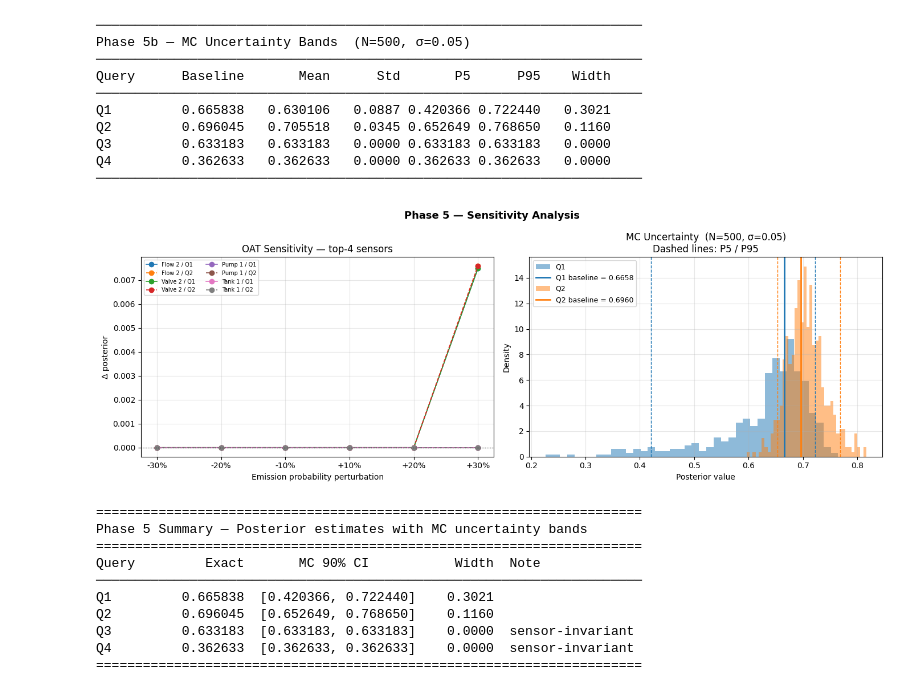
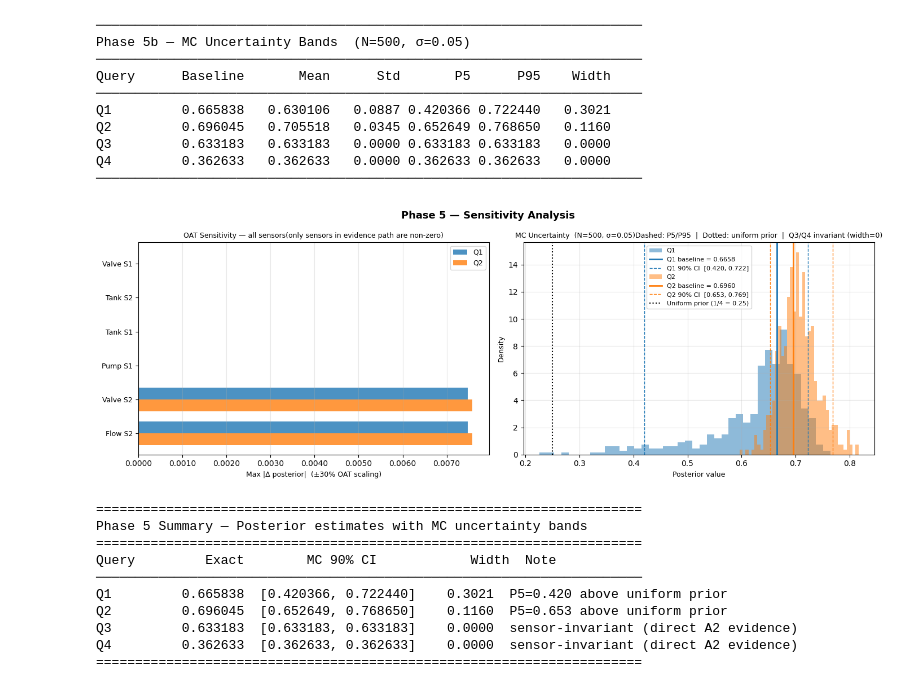
Before and after one commit to davidalabintei/quantum-bayesian-networks-pipeline, a Jupyter notebook: cyber_inference_experiments.ipynb, the cells around one changed output. Saved outputs shown, nothing was run; the diff lists cells and outputs as text; code cells hidden in the pictures.

```diff
--- a/cyber_inference_experiments.ipynb
+++ b/cyber_inference_experiments.ipynb
@@ -1758,8 +1758,7 @@ def fmt_sensor(s):
 ax.set_yticks(y)
 ax.set_yticklabels([fmt_sensor(s) for s in sensors_ordered], fontsize=9)
 ax.set_xlabel("Max |Δ posterior|  (±30% OAT scaling)", fontsize=9)
-ax.set_title("OAT Sensitivity — all sensors
-(only sensors in evidence path are non-zero)", fontsize=9)
+ax.set_title("OAT Sensitivity — all sensors(only sensors in evidence path are non-zero)", fontsize=9)
 ax.legend(fontsize=9)
 ax.xaxis.set_major_formatter(mticker.FormatStrFormatter("%.4f"))
 ax.grid(True, axis="x", alpha=0.3)
@@ -1797,45 +1796,42 @@ ax2.axvline(UNIFORM_PRIOR, color="black", linewidth=1.5, linestyle=":",
 
 ax2.set_xlabel("Posterior value", fontsize=9)
 ax2.set_ylabel("Density", fontsize=9)
-ax2.set_title(
-    f"MC Uncertainty  (N={MC_N_SAMPLES}, σ={MC_SIGMA})
-"
-    "Dashed: P5/P95  |  Dotted: uniform prior  |  Q3/Q4 invariant (width=0)",
+ax2.set_title(f"MC Uncertainty  (N={MC_N_SAMPLES}, σ={MC_SIGMA})Dashed: P5/P95  |  Dotted: uniform prior  |  Q3/Q4 invariant (width=0)",
     fontsize=9
 )
 ax2.legend(fontsize=8)
 ax2.grid(True, alpha=0.3)
 
 plt.suptitle("Phase 5 — Sensitivity Analysis", fontsize=13, fontweight="bold")
 plt.tight_layout()
 plt.savefig("phase5_sensitivity.pdf", bbox_inches="tight", dpi=150)
 plt.show()
 
 # ── Phase 5 summary table ─────────────────────────────────────────────
 print("\n" + "=" * 70)
 print("Phase 5 Summary — Posterior estimates with MC uncertainty bands")
 print("=" * 70)
 print(f"{'Query':<8} {'Exact':>10}  {'MC 90% CI':^22}  {'Width':>8}  Note")
 print("─" * 70)
 for row in mc_summary:
     if row["query"] in ("Q3", "Q4"):
         note = "sensor-invariant (direct A2 evidence)"
     else:
         above = "above uniform prior" if row["p5"] > UNIFORM_PRIOR else "WARNING: P5 < uniform prior"
         note  = f"P5={row['p5']:.3f} {above}"
     print(f"{row['query']:<8} {row['baseline']:>10.6f}  "
           f"[{row['p5']:.6f}, {row['p95']:.6f}]  "
           f"{row['width']:>8.4f}  {note}")
 print("=" * 70)
 # %% [output]
-[figure, old version]
+[figure, new version]
 ======================================================================
 Phase 5 Summary — Posterior estimates with MC uncertainty bands
 ======================================================================
-Query         Exact       MC 90% CI           Width  Note
+Query         Exact        MC 90% CI            Width  Note
 ──────────────────────────────────────────────────────────────────────
-Q1         0.665838  [0.420366, 0.722440]    0.3021
-Q2         0.696045  [0.652649, 0.768650]    0.1160
-Q3         0.633183  [0.633183, 0.633183]    0.0000  sensor-invariant
-Q4         0.362633  [0.362633, 0.362633]    0.0000  sensor-invariant
+Q1         0.665838  [0.420366, 0.722440]    0.3021  P5=0.420 above uniform prior
+Q2         0.696045  [0.652649, 0.768650]    0.1160  P5=0.653 above uniform prior
+Q3         0.633183  [0.633183, 0.633183]    0.0000  sensor-invariant (direct A2 evidence)
+Q4         0.362633  [0.362633, 0.362633]    0.0000  sensor-invariant (direct A2 evidence)
 ======================================================================
```
Also changed, not shown: parts of 3 cells of this notebook, 1 other file.
